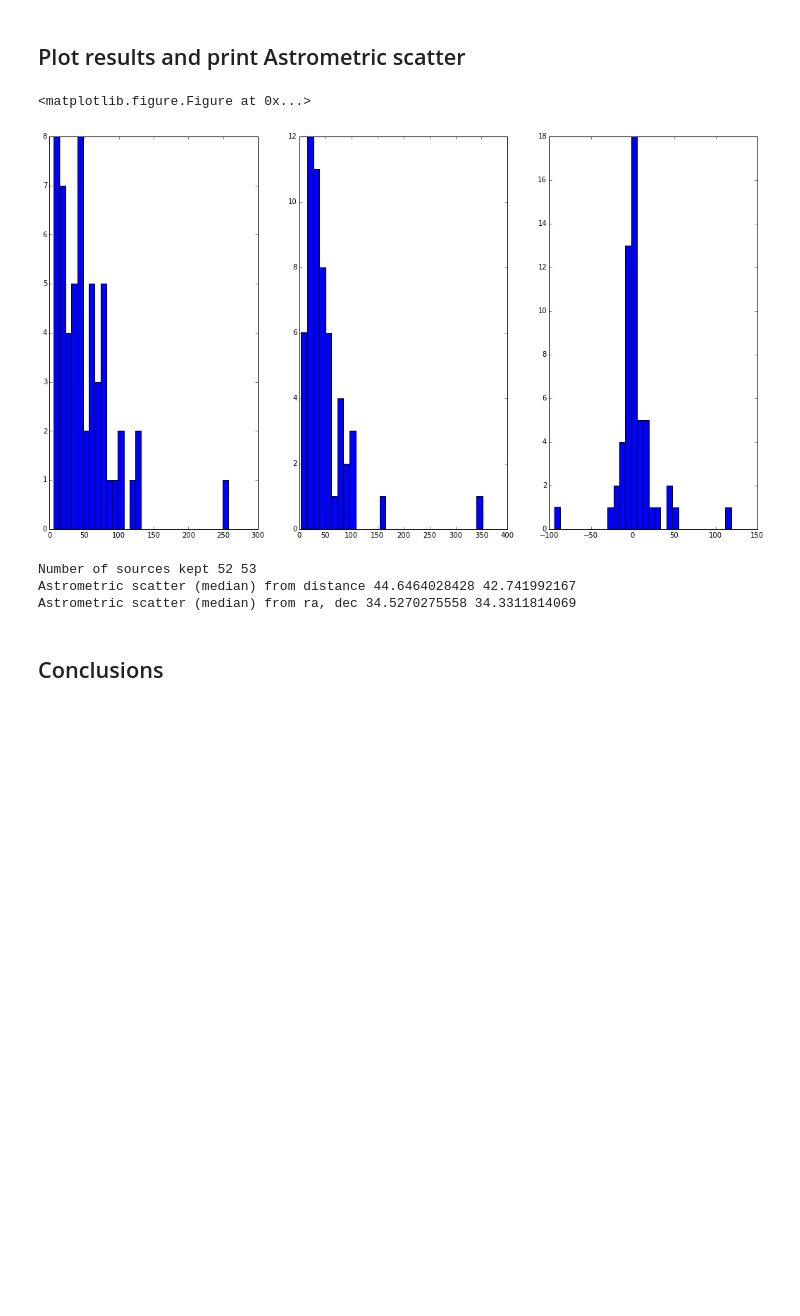
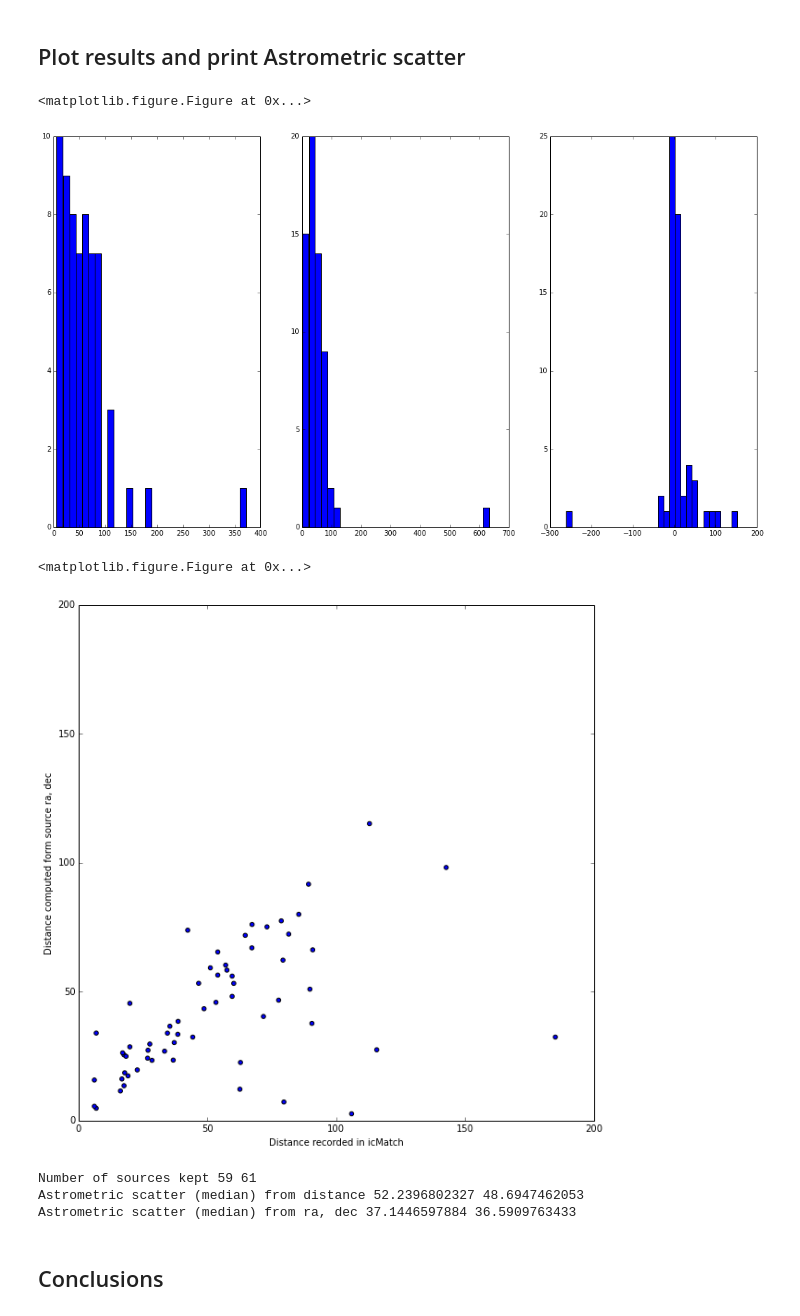
Before and after one commit to lsst-france/LSST_notebooks, a Jupyter notebook: Check_Astrometric_Matches.ipynb, the cells around one changed output. Saved outputs shown, nothing was run; the diff lists cells and outputs as text; code cells hidden in the pictures; blank space fills up the shorter version.

Commit message:
Compare astrometric aligment between different exposures

```diff
--- a/Check_Astrometric_Matches.ipynb
+++ b/Check_Astrometric_Matches.ipynb
@@ -9,7 +9,7 @@ import math
 
 # Image identification keys
 visit = 849375
-ccd = 17
+ccd = 14
 filter = 'r'
 
 ccdName = 'ccd'+str(ccd).zfill(2)
@@ -114,31 +114,42 @@ Found 55 matched sources in icMatch
 # %%
 %matplotlib inline
 import matplotlib
 import matplotlib.pylab as plt
 import numpy as np
 
 # Plot distance between icSrc and reference sources
 plt.clf()
 fig, (ax0, ax1, ax2) = plt.subplots(ncols=3, figsize=(18, 10))
 ax0.hist(diff_from_distance,bins=30)
 ax1.hist(diff_from_ra_dec,bins=30)
 ax2.hist(diff_between_both,bins=30)
 plt.show()
 
+plt.clf()
+fig, ax0 = plt.subplots(ncols=1, figsize=(10, 10))
+ax0.scatter(diff_from_distance,diff_from_ra_dec)
+ax0.set_xlim([0.,200.])
+ax0.set_ylim([0.,200.])
+ax0.set_xlabel("Distance recorded in icMatch")
+ax0.set_ylabel("Distance computed form source ra, dec")
+plt.show()
+
 # Compute median value of the distance
 
 # select distances < 150 miliarcsec
 idxs = np.where(np.asarray(diff_from_distance) < 130)
 idxs2 = np.where(np.asarray(diff_from_ra_dec) < 130)
 print "Number of sources kept", len(idxs[0]), len(idxs2[0])
 print "Astrometric scatter (median) from distance", np.median(diff_from_distance), np.median(np.asarray(diff_from_distance)[idxs])
 print "Astrometric scatter (median) from ra, dec", np.median(diff_from_ra_dec), np.median(np.asarray(diff_from_ra_dec)[idxs2])
 # %% [output]
 <matplotlib.figure.Figure at 0x...>
-[figure, old version]
+[figure, new version]
-Number of sources kept 52 53
-Astrometric scatter (median) from distance 44.6464028428 42.741992167
-Astrometric scatter (median) from ra, dec 34.5270275558 34.3311814069
+<matplotlib.figure.Figure at 0x...>
+[figure, added]
+Number of sources kept 59 61
+Astrometric scatter (median) from distance 52.2396802327 48.6947462053
+Astrometric scatter (median) from ra, dec 37.1446597884 36.5909763433
 # %% [markdown]
 ## Conclusions
 # %% [raw]
```
Also changed, not shown: parts of 9 cells of this notebook.
